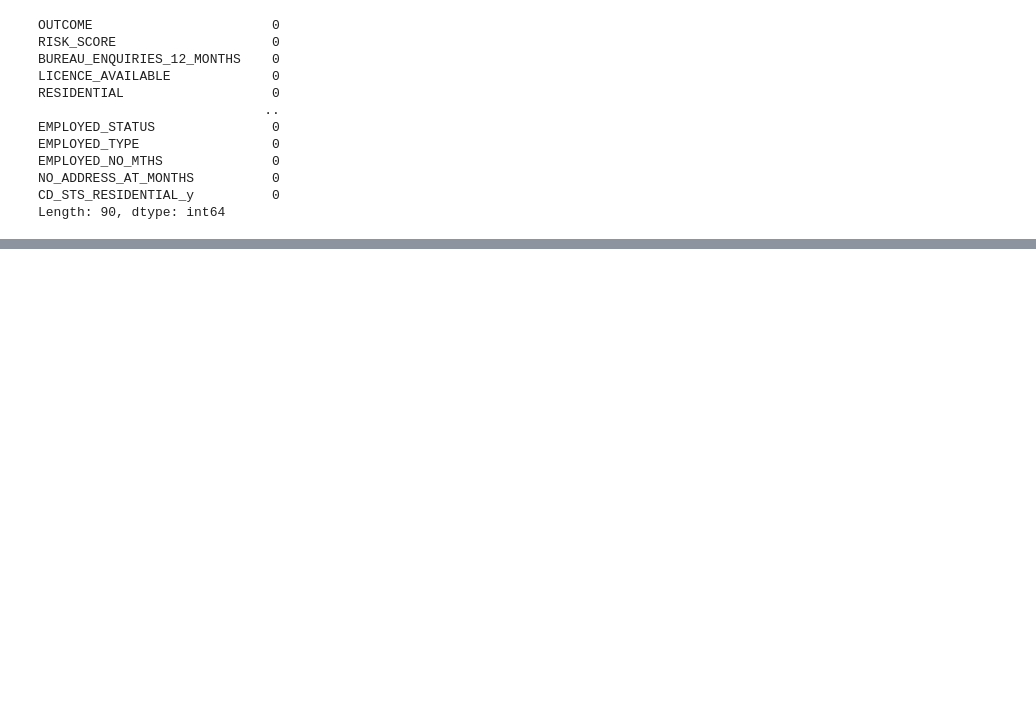
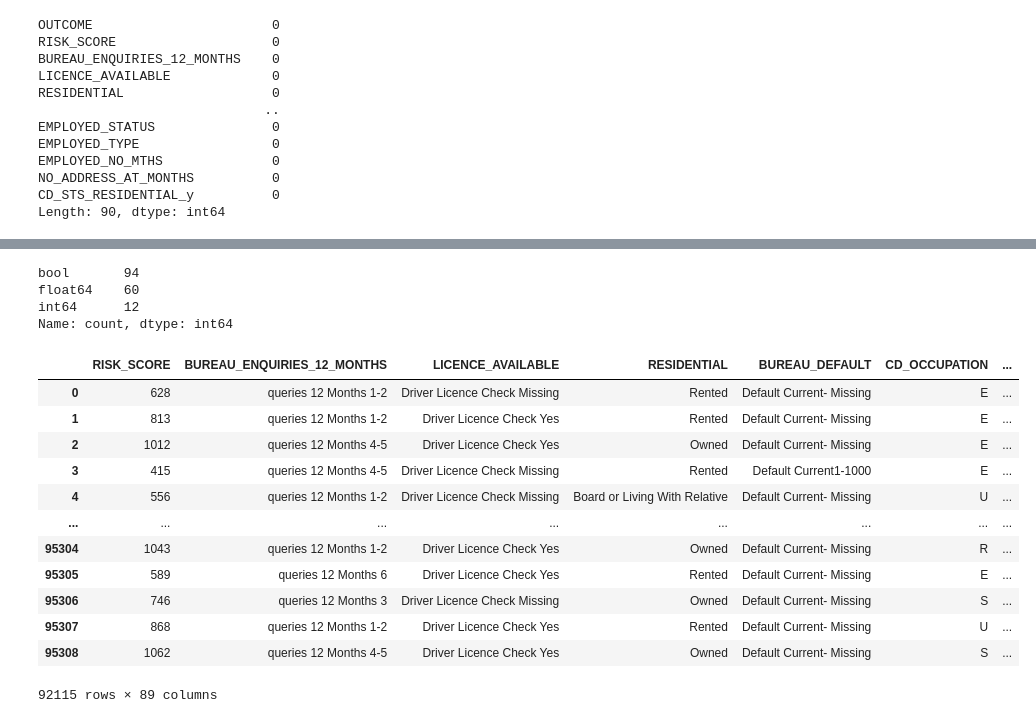
Before and after one commit to Omprasath26/Bad_Debt_Prediction, a Jupyter notebook: main.ipynb, the cells around one changed output, grey strips where cells are left out. Drawn from its saved outputs; the diff is of its cells as text; code cells hidden in the pictures; blank space fills up the shorter version.

```diff
--- a/main.ipynb
+++ b/main.ipynb
@@ -44,6 +44,23 @@ merged_df = merge_data(data_df,additional_df)
 # View the merged data's
 print("\n Merged datasets preview")
 print(merged_df.head())
+
+def remove_rejected_records(df):
+
+    print("Removing rejected records...")
+
+    df = df[
+        df["OUTCOME"] != "Rejected - Policy Decline"
+    ]
+
+    print("Rejected records removed successfully!")
+    print(df["OUTCOME"].value_counts())
+
+    return df
+
+merged_df = merged_df[
+    merged_df["OUTCOME"] != "Rejected - Policy Decline"
+]
 # %% [output]
 Loading datasets....
 Datasets loaded successfully !
@@ -265,0 +288,14 @@ Cleaned dataset saved successfully.
+# %%
+def split_features_target(df,target_column):
+
+    print("Separating the feature and target variables...")
+
+    x = df.drop(columns=[target_column])
+    y= df[target_column]
+
+    print("Features shape :",x.shape)
+    print("Target shape :",y.shape)
+
+    return x,y
+
+x,y = split_features_target(merged_df,target_column="OUTCOME")
@@ -265,0 +413,5 @@ Cleaned dataset saved successfully.
+# %%
+x, y = split_features_target(
+    merged_df,
+    target_column="OUTCOME"
+)
@@ -265,0 +598,24 @@ Cleaned dataset saved successfully.
+# %%
+# checking dtypes of the columns
+print( x_encoded.dtypes.value_counts())
+# %% [output]
+bool       94
+float64    60
+int64      12
+Name: count, dtype: int64
+# %%
+x
+# %% [output]
+|  | RISK_SCORE | BUREAU_ENQUIRIES_12_MONTHS | LICENCE_AVAILABLE | RESIDENTIAL | BUREAU_DEFAULT | CD_OCCUPATION | ... |
+| 0 | 628 | queries 12 Months 1-2 | Driver Licence Check Missing | Rented | Default Current- Missing | E | ... |
+| 1 | 813 | queries 12 Months 1-2 | Driver Licence Check Yes | Rented | Default Current- Missing | E | ... |
+| 2 | 1012 | queries 12 Months 4-5 | Driver Licence Check Yes | Owned | Default Current- Missing | E | ... |
+| 3 | 415 | queries 12 Months 4-5 | Driver Licence Check Missing | Rented | Default Current1-1000 | E | ... |
+| 4 | 556 | queries 12 Months 1-2 | Driver Licence Check Missing | Board or Living With Relative | Default Current- Missing | U | ... |
+| ... | ... | ... | ... | ... | ... | ... | ... |
+| 95304 | 1043 | queries 12 Months 1-2 | Driver Licence Check Yes | Owned | Default Current- Missing | R | ... |
+| 95305 | 589 | queries 12 Months 6 | Driver Licence Check Yes | Rented | Default Current- Missing | E | ... |
+| 95306 | 746 | queries 12 Months 3 | Driver Licence Check Missing | Owned | Default Current- Missing | S | ... |
+| 95307 | 868 | queries 12 Months 1-2 | Driver Licence Check Yes | Rented | Default Current- Missing | U | ... |
+| 95308 | 1062 | queries 12 Months 4-5 | Driver Licence Check Yes | Owned | Default Current- Missing | S | ... |
+92115 rows × 89 columns
```
Also changed, not shown: parts of 25 cells of this notebook.
